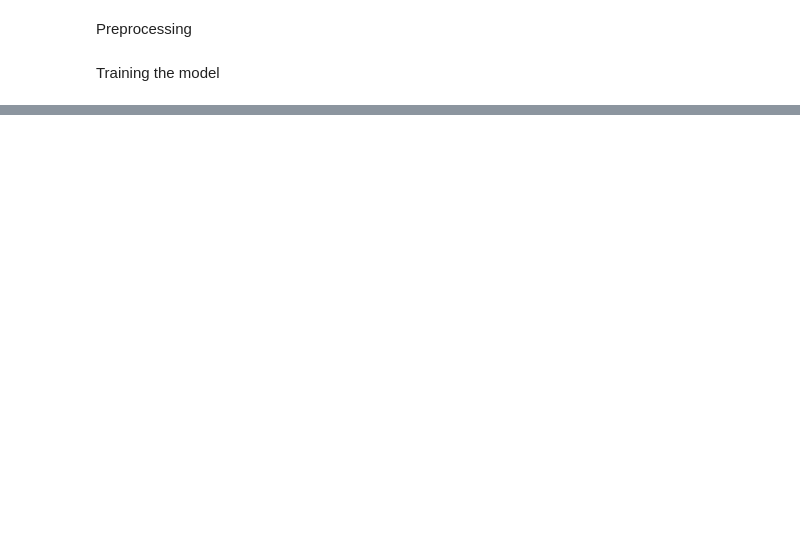
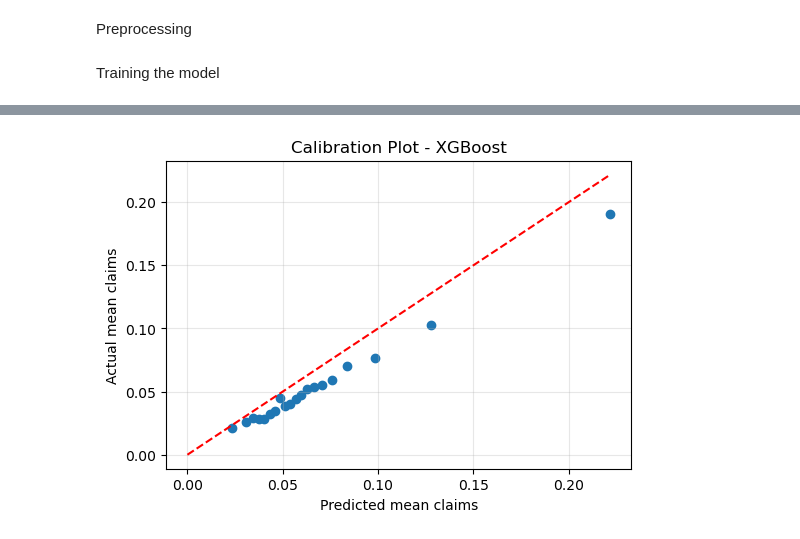
Before and after one commit to AndreiSheremet/Ml-Project.-Predicting-insurance-risk, a Jupyter notebook: 3rd model.ipynb, the cells around one changed output, grey strips where cells are left out. Saved outputs shown, nothing was run; the diff lists cells and outputs as text; code cells hidden in the pictures; blank space fills up the shorter version.

```diff
--- a/3rd model.ipynb
+++ b/3rd model.ipynb
@@ -77,0 +101,22 @@ Name: y_test, dtype: float64
+# %%
+def calibration_plot(y_true, y_pred, model_name, bins=20):
+    df = pd.DataFrame({"y_true": y_true, "y_pred": y_pred})
+    df["bucket"] = pd.qcut(df["y_pred"], bins, duplicates='drop')
+
+    calib = df.groupby("bucket").agg(
+        predicted=("y_pred","mean"),
+        actual=("y_true","mean")
+    )
+
+    plt.figure(figsize=(6,4))
+    plt.scatter(calib["predicted"], calib["actual"], label=model_name)
+    max_val = max(calib["predicted"].max(), calib["actual"].max())
+    plt.plot([0, max_val], [0, max_val], "r--")
+    plt.xlabel("Predicted mean claims")
+    plt.ylabel("Actual mean claims")
+    plt.title(f"Calibration Plot - {model_name}")
+    plt.grid(alpha=0.3)
+    plt.show()
+calibration_plot(y_test, y_pred, "XGBoost")
+# %% [output]
+[figure, added]
```
Also changed, not shown: parts of 5 cells of this notebook, 3 other files.
